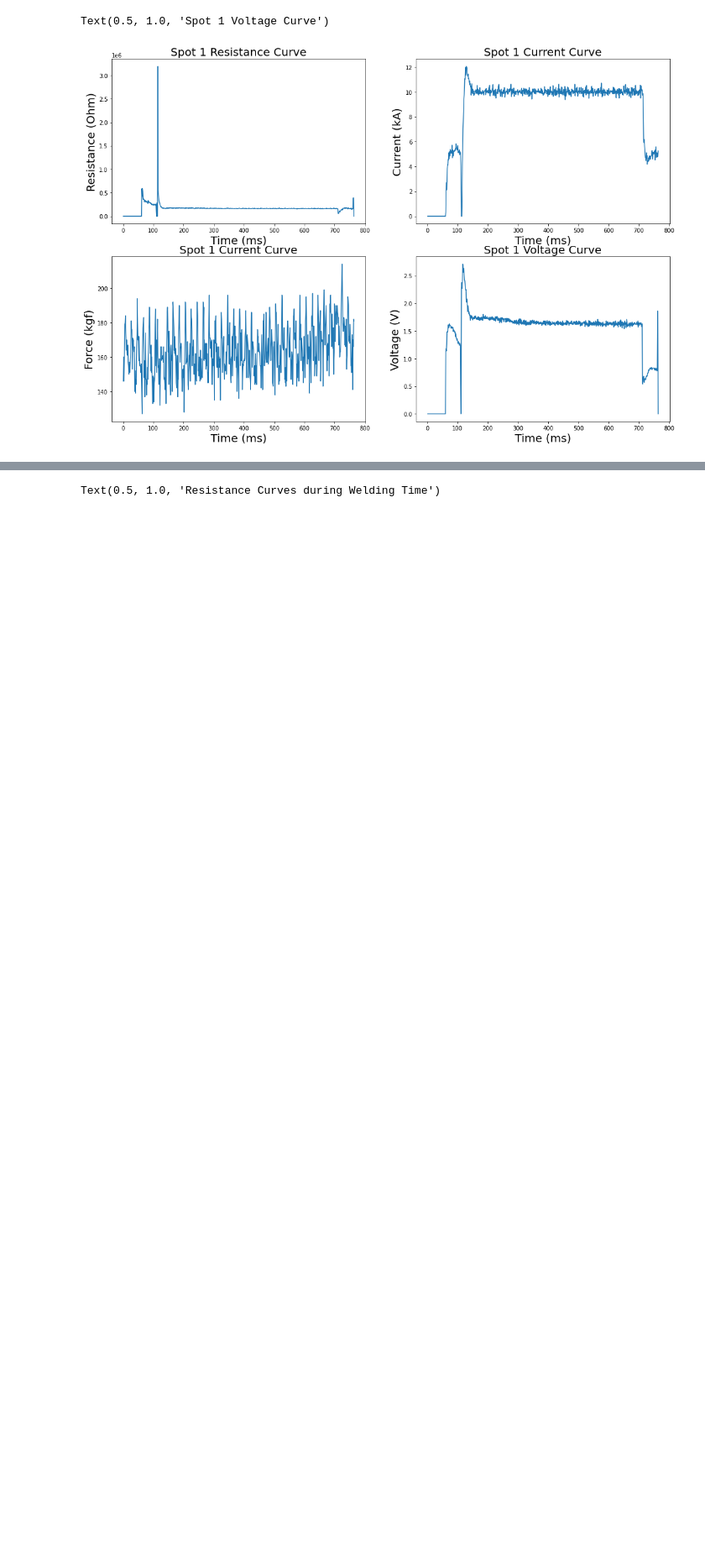
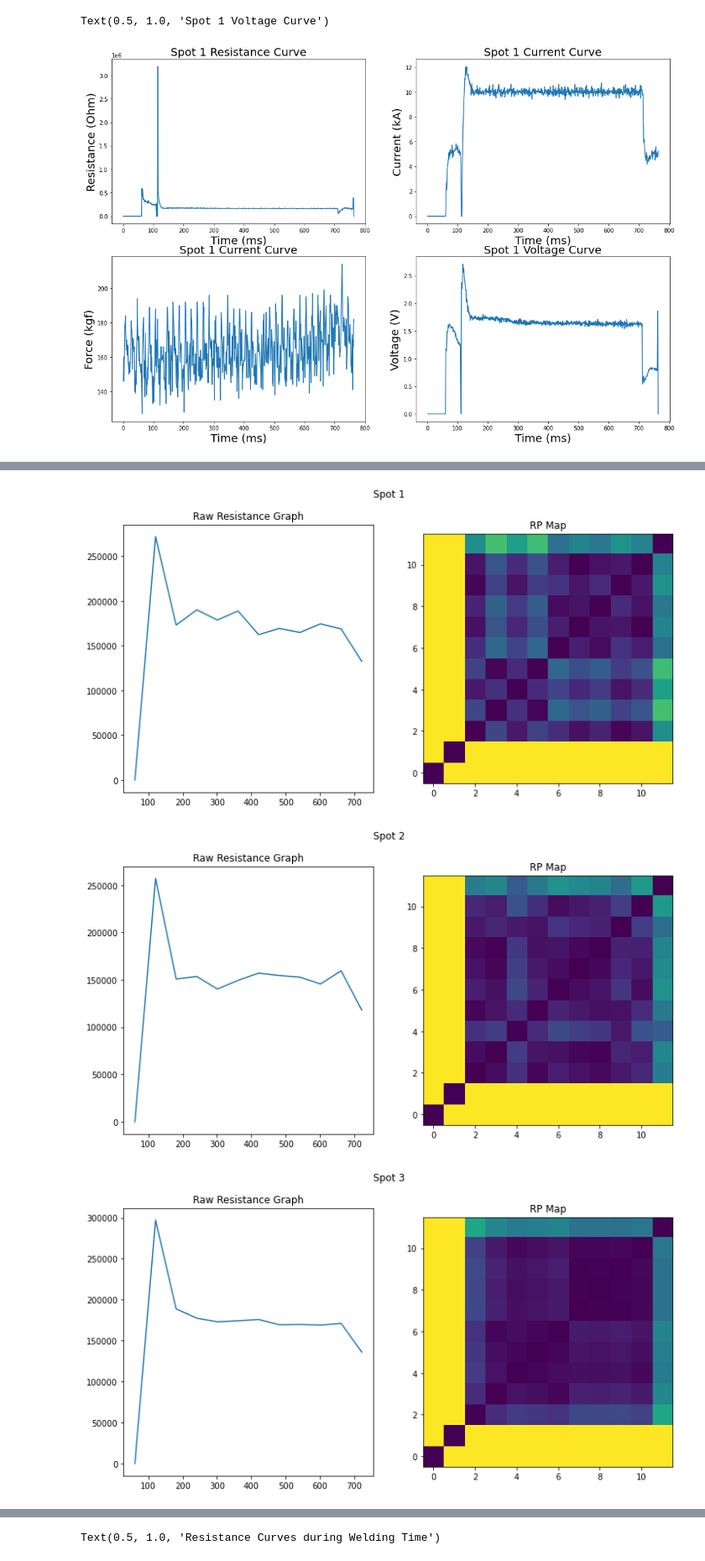
Before and after one commit to Protagonist-8/SpotProject, a Jupyter notebook: spot_eda.ipynb, the cells around one changed output, grey strips where cells are left out. Shown at 84% size. Drawn from its saved outputs; the diff is of its cells as text; code cells hidden in the pictures; blank space fills up the shorter version.

```diff
--- a/spot_eda.ipynb
+++ b/spot_eda.ipynb
@@ -412,0 +402,19 @@ plt.show()
+# %%
+for i in range(1,69):
+    data_path=rf"C:\Users\pavan kumar\OneDrive\Desktop\Internship Work Docs\Spot data 24-05-2025\{i}.xlsx"
+    time=np.arange(60,765,60)
+    df=pre_process(data_path=data_path,timestamps=time)
+    rp_mat=get_rp_matrix(signal_values=df["Resistance (Ohm)"])
+    plt.figure(figsize=(12,6))
+    plt.suptitle(f'Spot {i}')
+    plt.subplot(1,2,1)
+    plt.title('Raw Resistance Graph')
+    plt.plot(df["Time"],df["Resistance (Ohm)"])
+    plt.subplot(1,2,2)
+    plt.title("RP Map")
+    plt.imshow(rp_mat,cmap='viridis',origin='lower')
+    plt.savefig(rf'Sensor Data Analysis\RP_PaperReplication\{i}.jpg',format='jpg',dpi=300)
+# %% [output]
+[figure, added]
+[figure, added]
+[figure, added]
```
Also changed, not shown: parts of 5 cells of this notebook.
